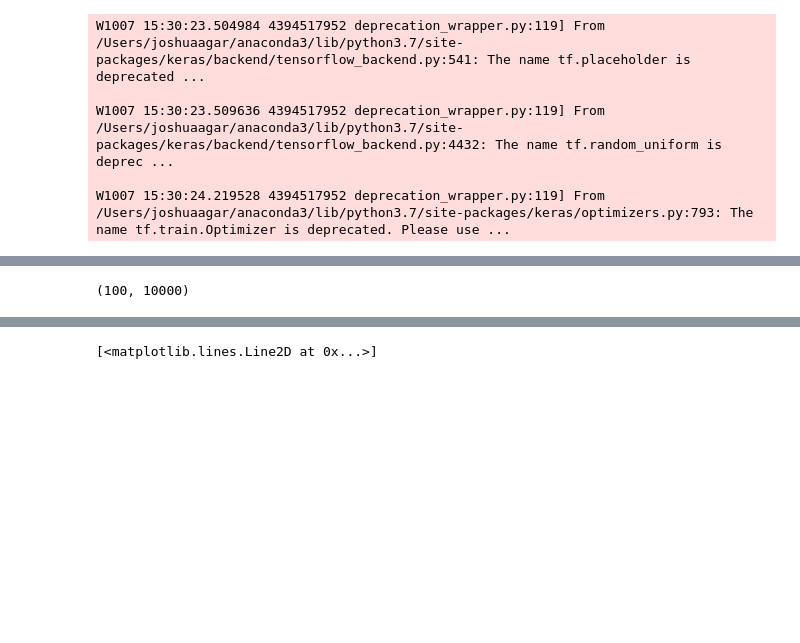
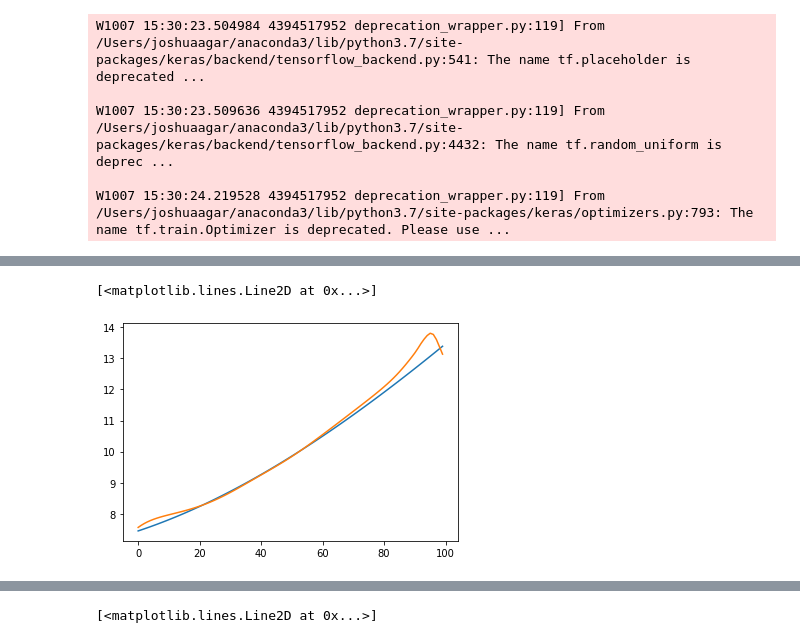
Before and after one commit to shuyuqin/497_MAT_Assignment, a Jupyter notebook: transfer_function-Copy1.ipynb, the cells around one changed output, grey strips where cells are left out. Cells and saved outputs as stored; diff of their text form; code cells hidden in the pictures; blank space fills up the shorter version.

Commit message:
added plotting

```diff
--- a/transfer_function-Copy1.ipynb
+++ b/transfer_function-Copy1.ipynb
@@ -237,4 +237,0 @@ Epoch 1487/2500
-# %%
-series1.shape
-# %% [output]
-(100, 10000)
@@ -240,0 +240,16 @@ series1.shape
+# %%
+y1_results = auto_test.predict(np.atleast_3d(y1))
+# %%
+fig, axs = plt.subplots(4, 4, figsize=(8, 8))
+
+axs.reshape(-1)
+
+for _, ax in enumerate(axs):
+
+    i = np.random.randint(0, y1_results.shape[0])
+
+    plt.plot(y2[i])
+    plt.plot(y1_results[i])
+# %% [output]
+[<matplotlib.lines.Line2D at 0x...>]
+[figure, added]
```
Also changed, not shown: parts of 3 cells of this notebook.
